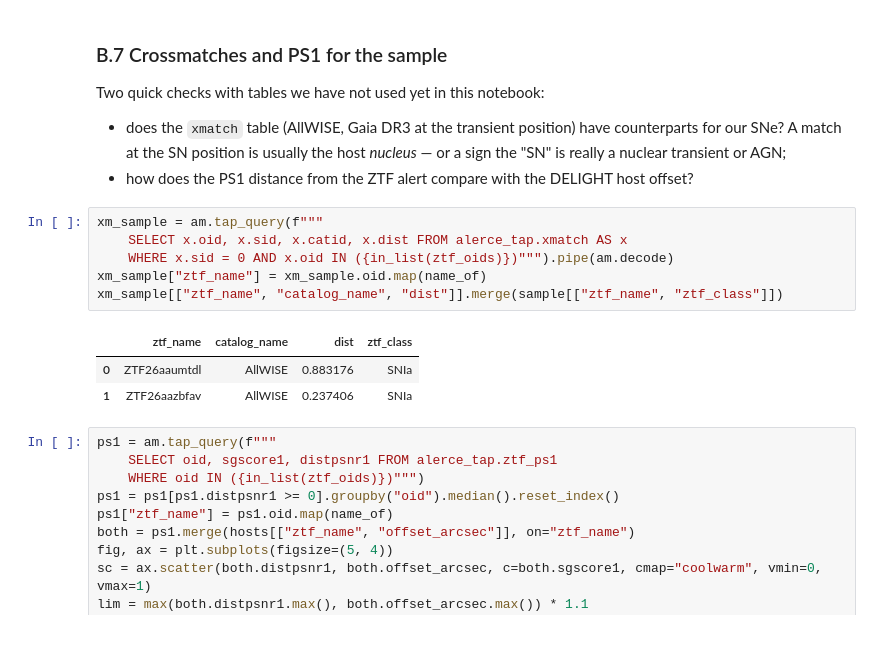
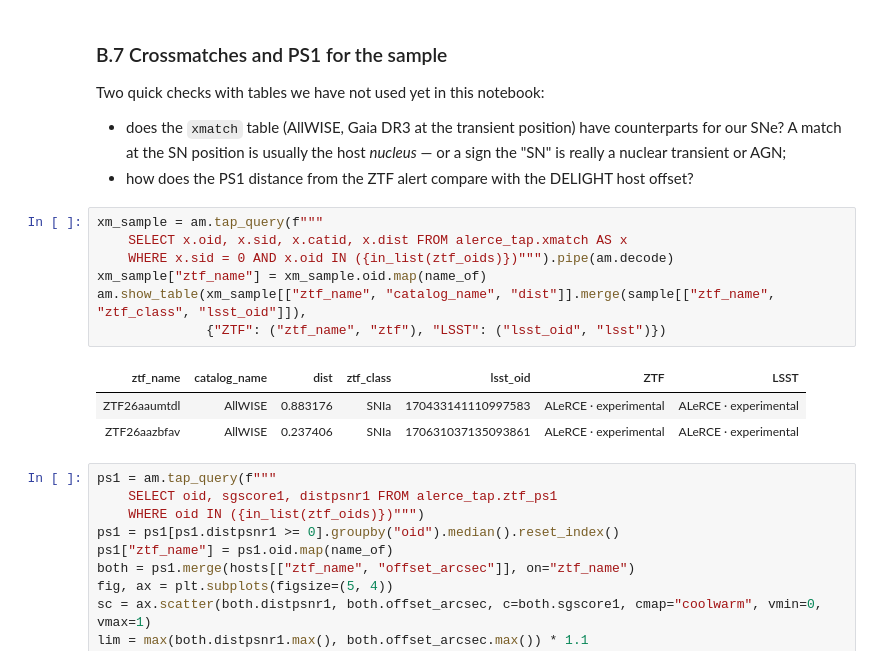
Before and after one commit to fforster/alerce-iucaa-2026, a Jupyter notebook: 03_supernovae.ipynb, the cells around one changed output. Cells and saved outputs as stored; diff of their text form.

```diff
--- a/03_supernovae.ipynb
+++ b/03_supernovae.ipynb
@@ -818,13 +834,14 @@ Two quick checks with tables we have not used yet in this notebook:
 # %%
 xm_sample = am.tap_query(f"""
     SELECT x.oid, x.sid, x.catid, x.dist FROM alerce_tap.xmatch AS x
     WHERE x.sid = 0 AND x.oid IN ({in_list(ztf_oids)})""").pipe(am.decode)
 xm_sample["ztf_name"] = xm_sample.oid.map(name_of)
-xm_sample[["ztf_name", "catalog_name", "dist"]].merge(sample[["ztf_name", "ztf_class"]])
+am.show_table(xm_sample[["ztf_name", "catalog_name", "dist"]].merge(sample[["ztf_name", "ztf_class", "lsst_oid"]]),
+              {"ZTF": ("ztf_name", "ztf"), "LSST": ("lsst_oid", "lsst")})
 # %% [output]
-|  | ztf_name | catalog_name | dist | ztf_class |
-| 0 | ZTF26aaumtdl | AllWISE | 0.883176 | SNIa |
-| 1 | ZTF26aazbfav | AllWISE | 0.237406 | SNIa |
+| ztf_name | catalog_name | dist | ztf_class | lsst_oid | ZTF | LSST |
+| ZTF26aaumtdl | AllWISE | 0.883176 | SNIa | 170433141110997583 | ALeRCE · experimental | ALeRCE · experimental |
+| ZTF26aazbfav | AllWISE | 0.237406 | SNIa | 170631037135093861 | ALeRCE · experimental | ALeRCE · experimental |
 # %%
 ps1 = am.tap_query(f"""
     SELECT oid, sgscore1, distpsnr1 FROM alerce_tap.ztf_ps1
```
Also changed, not shown: parts of 8 cells of this notebook, 1 other file.
